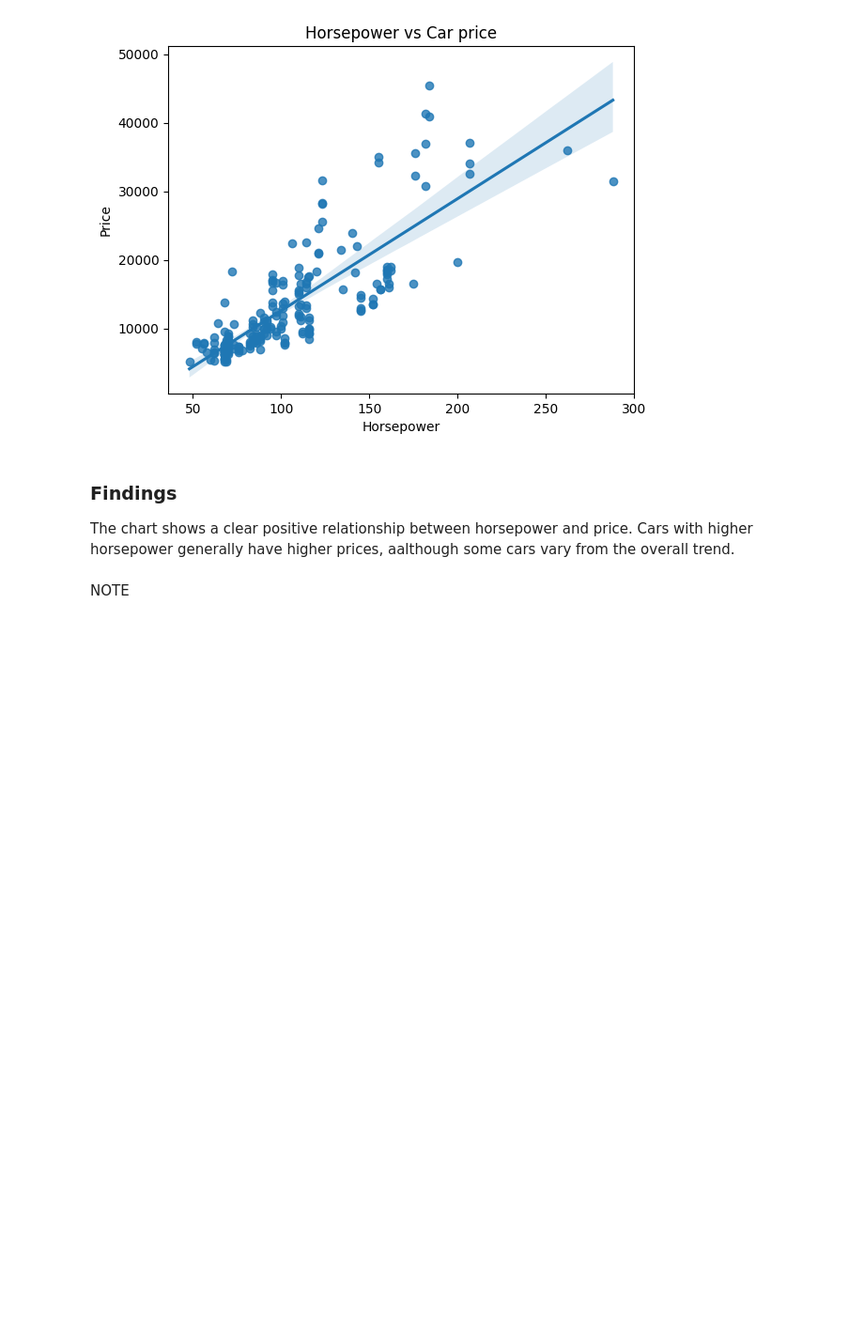
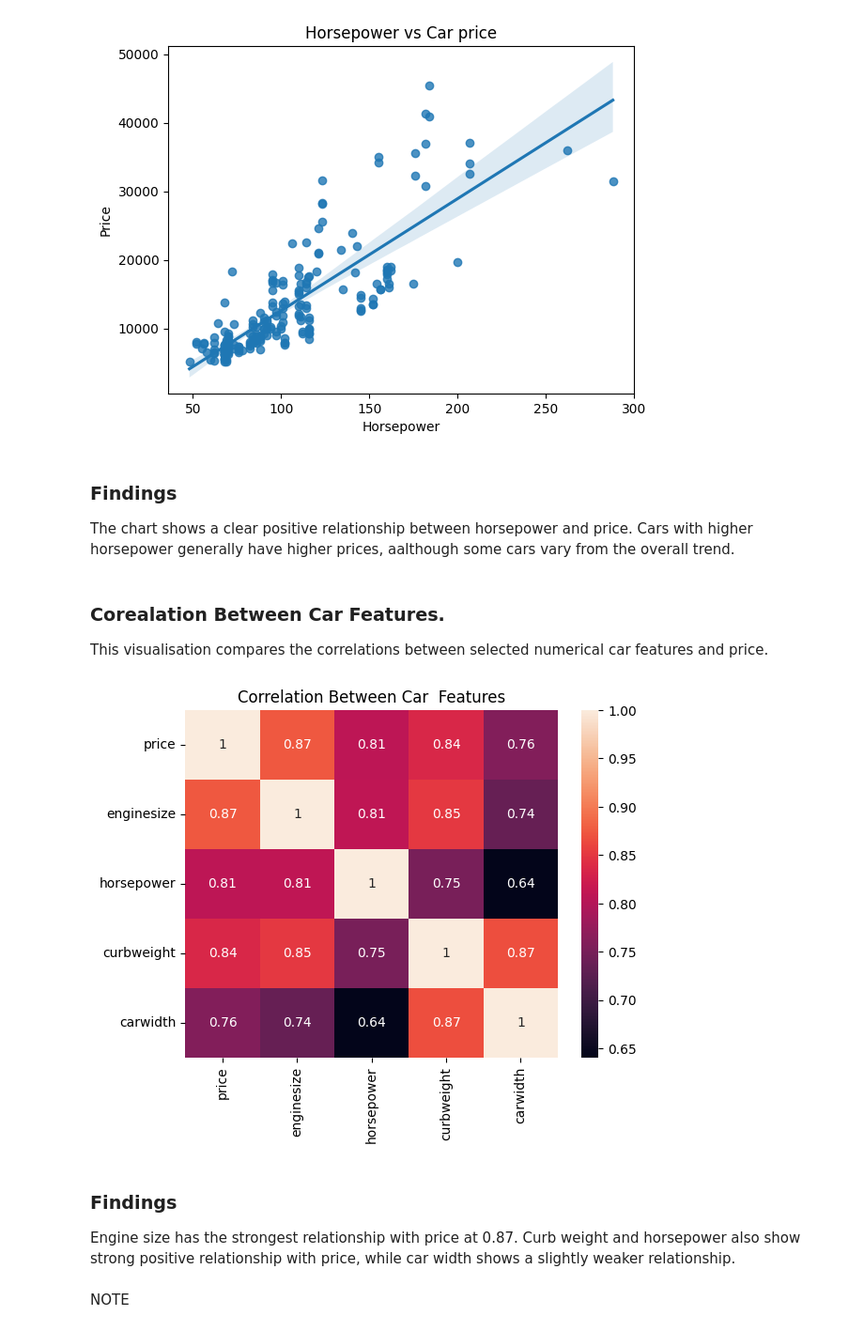
Before and after one commit to LieneRubule/Car-Prices-Analysis-Project-1, a Jupyter notebook: jupyter_notebooks/03_Data_Visualisation.ipynb, the cells around one changed output. Shown at 94% size. Drawn from its saved outputs; the diff is of its cells as text; code cells hidden in the pictures; blank space fills up the shorter version.

Commit message:
Add Seaborn correlatin heatmap.

```diff
--- a/jupyter_notebooks/03_Data_Visualisation.ipynb
+++ b/jupyter_notebooks/03_Data_Visualisation.ipynb
@@ -186,6 +186,23 @@ plt.show()
 ### Findings
 
 The chart shows a clear positive relationship between horsepower and price. Cars with higher horsepower generally have higher prices, aalthough some cars vary from the overall trend.
+# %% [markdown]
+### Corealation Between Car Features.
+
+This visualisation compares the correlations between selected numerical car features and price.
+# %%
+# Create a correlation heatmap for selected numerical features.
+# Code referenced from ChatGPT assistance.
+correlation = df[['price','enginesize','horsepower','curbweight','carwidth']].corr()
+sns.heatmap(correlation,annot=True)
+plt.title('Correlation Between Car  Features')
+plt.show()
+# %% [output]
+[figure, added]
+# %% [markdown]
+### Findings
+
+Engine size has the strongest relationship with price at 0.87. Curb weight and horsepower also show strong positive relationship with price, while car width shows a slightly weaker relationship.
 # %% [markdown]
 NOTE
 # %% [markdown]
```
